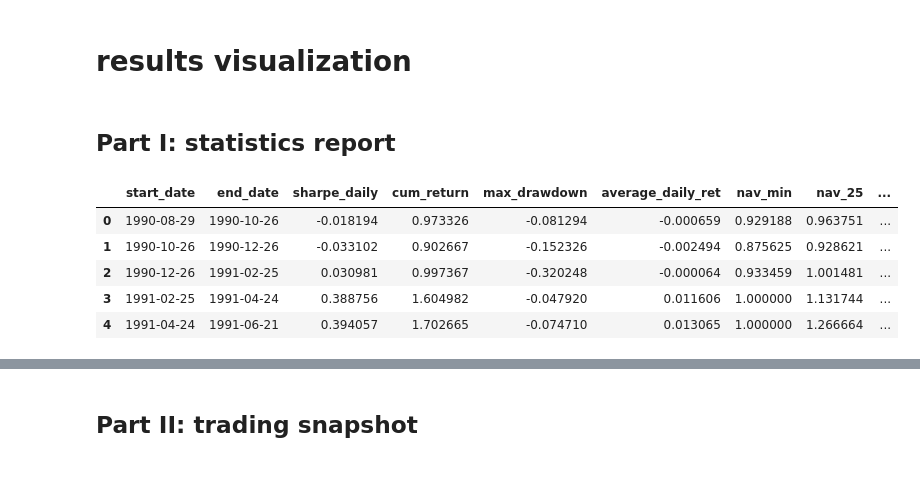
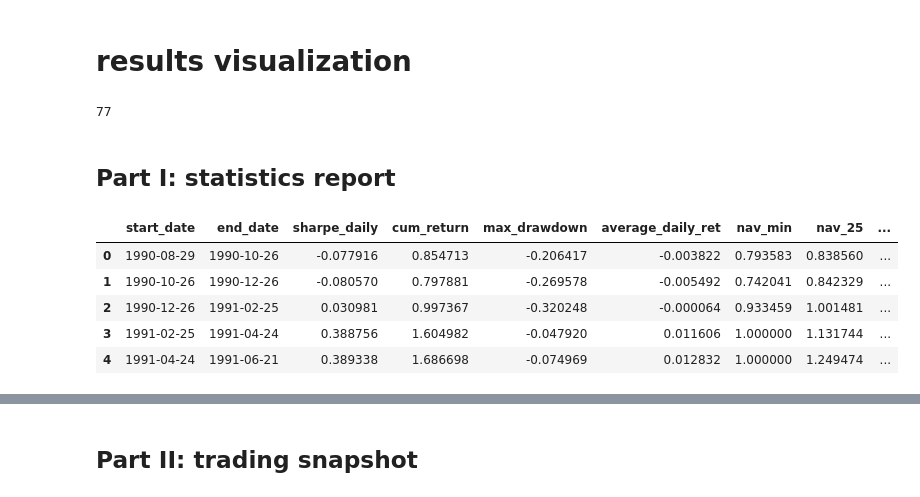
Before and after one commit to KeyangPan/PairsTrading, a Jupyter notebook: main_MRP_visualization.ipynb, the cells around one changed output, grey strips where cells are left out. Saved outputs shown, nothing was run; the diff lists cells and outputs as text; code cells hidden in the pictures.

```diff
--- a/main_MRP_visualization.ipynb
+++ b/main_MRP_visualization.ipynb
@@ -12,6 +12,18 @@ with open('output_MRP/test_tables_train8_test2.pkl', 'rb') as file:
 
 with open('output_MRP/train_tables_train8_test2.pkl', 'rb') as file:
     train_list = pickle.load(file)
+# %%
+
+mask = []
+for i in range(len(test_list)):
+    table = test_list[i]
+    val = (table['portfolio_value'] >= 0).all()
+    mask.append(val)
+
+test_list_filtered = [test_list[i] for i in range(len(test_list)) if mask[i]]
+len(test_list_filtered)
+# %% [output]
+77
 # %% [markdown]
 ## Part I: statistics report
 # %%
@@ -105,36 +117,37 @@ def trade_table_statistics(table):
         'average_daily_ret': average_daily_ret,
 
         'nav_min': nav_min,
         'nav_25': nav_25,
         'nav_median': nav_median,
         'nav_75': nav_75,
         'nav_max': nav_max,
 
         'num_openings': num_openings,
         'num_closings': num_closings,
         'average_holding_period': average_holding_period,
     }
 
     return stats
 
 
 def create_stats_summary(table_list):
     summary_df = pd.DataFrame()
 
     for table in table_list:
 
         stats = trade_table_statistics(table)
         stats_df = pd.DataFrame([stats])
         summary_df = pd.concat([summary_df, stats_df], ignore_index=True)
 
     return summary_df
 
-stats_df = create_stats_summary(test_list)
+# stats_df = create_stats_summary(test_list)
+stats_df = create_stats_summary(test_list_filtered)
 stats_df.head()
 # %% [output]
 |  | start_date | end_date | sharpe_daily | cum_return | max_drawdown | average_daily_ret | nav_min | nav_25 | ... |
-| 0 | 1990-08-29 | 1990-10-26 | -0.018194 | 0.973326 | -0.081294 | -0.000659 | 0.929188 | 0.963751 | ... |
-| 1 | 1990-10-26 | 1990-12-26 | -0.033102 | 0.902667 | -0.152326 | -0.002494 | 0.875625 | 0.928621 | ... |
+| 0 | 1990-08-29 | 1990-10-26 | -0.077916 | 0.854713 | -0.206417 | -0.003822 | 0.793583 | 0.838560 | ... |
+| 1 | 1990-10-26 | 1990-12-26 | -0.080570 | 0.797881 | -0.269578 | -0.005492 | 0.742041 | 0.842329 | ... |
 | 2 | 1990-12-26 | 1991-02-25 | 0.030981 | 0.997367 | -0.320248 | -0.000064 | 0.933459 | 1.001481 | ... |
 | 3 | 1991-02-25 | 1991-04-24 | 0.388756 | 1.604982 | -0.047920 | 0.011606 | 1.000000 | 1.131744 | ... |
-| 4 | 1991-04-24 | 1991-06-21 | 0.394057 | 1.702665 | -0.074710 | 0.013065 | 1.000000 | 1.266664 | ... |
+| 4 | 1991-04-24 | 1991-06-21 | 0.389338 | 1.686698 | -0.074969 | 0.012832 | 1.000000 | 1.249474 | ... |
```
Also changed, not shown: parts of 22 cells of this notebook, 10 other files.
